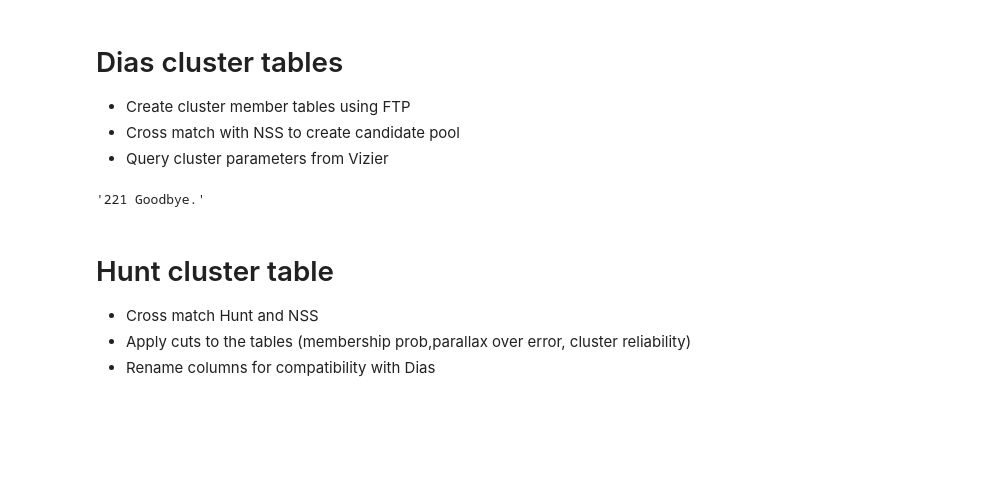
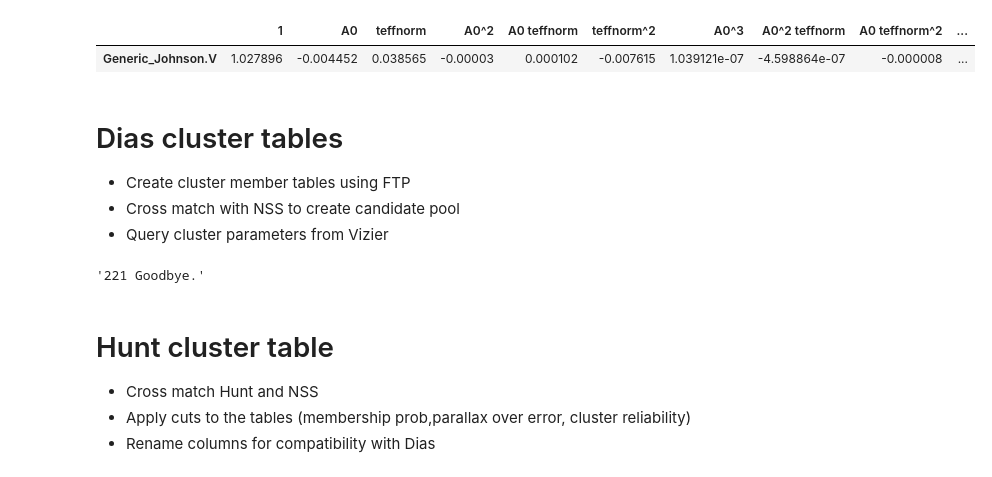
Before and after one commit to orenir49/WD_project, a Jupyter notebook: main.ipynb, the cells around one changed output. Cells and saved outputs as stored; diff of their text form; code cells hidden in the pictures; blank space fills up the shorter version.

```diff
--- a/main.ipynb
+++ b/main.ipynb
@@ -14,6 +14,19 @@ from tqdm import tqdm
 import os
 from os import walk
 import pyvo
+# %%
+from dustapprox.models import PrecomputedModel
+
+
+lib = PrecomputedModel()
+
+fname = lib.find(passband='johnson')[0]['filename']
+
+lib.load_model(fname)[2].to_pandas()
+# print([method for method in dir(lib.load_model(fname)[0]) if callable(getattr(lib.load_model(fname)[0],method))])
+# %% [output]
+|  | 1 | A0 | teffnorm | A0^2 | A0 teffnorm | teffnorm^2 | A0^3 | A0^2 teffnorm | A0 teffnorm^2 | ... |
+| Generic_Johnson.V | 1.027896 | -0.004452 | 0.038565 | -0.00003 | 0.000102 | -0.007615 | 1.039121e-07 | -4.598864e-07 | -0.000008 | ... |
 # %% [markdown]
 # Dias cluster tables
 * Create cluster member tables using FTP
```
Also changed, not shown: 4 other files.
